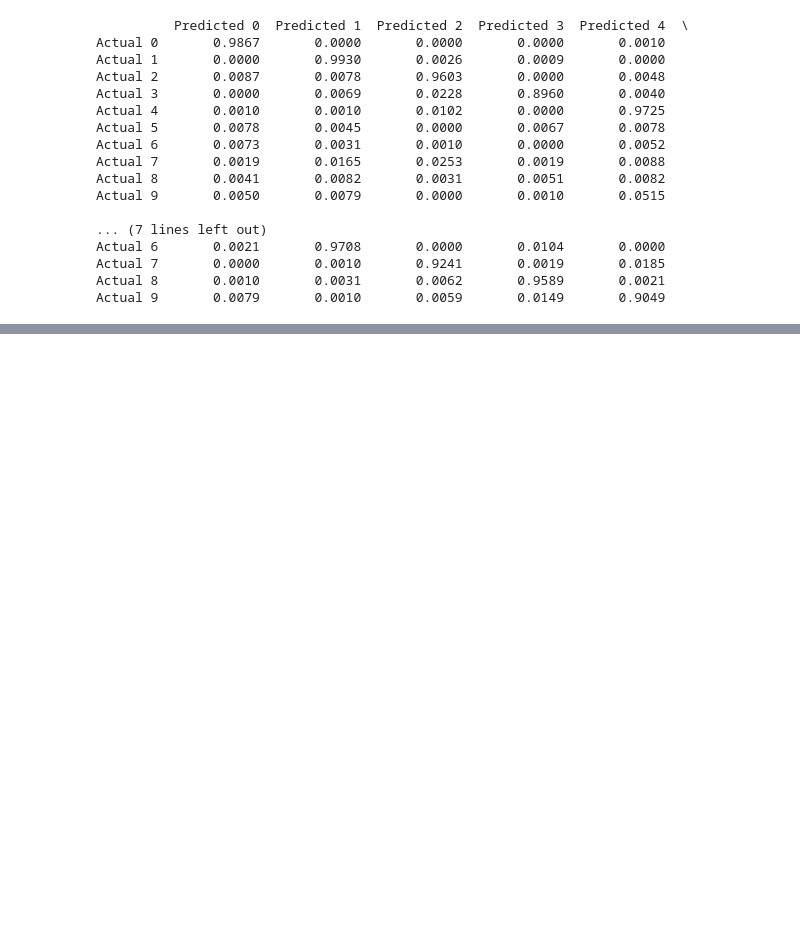
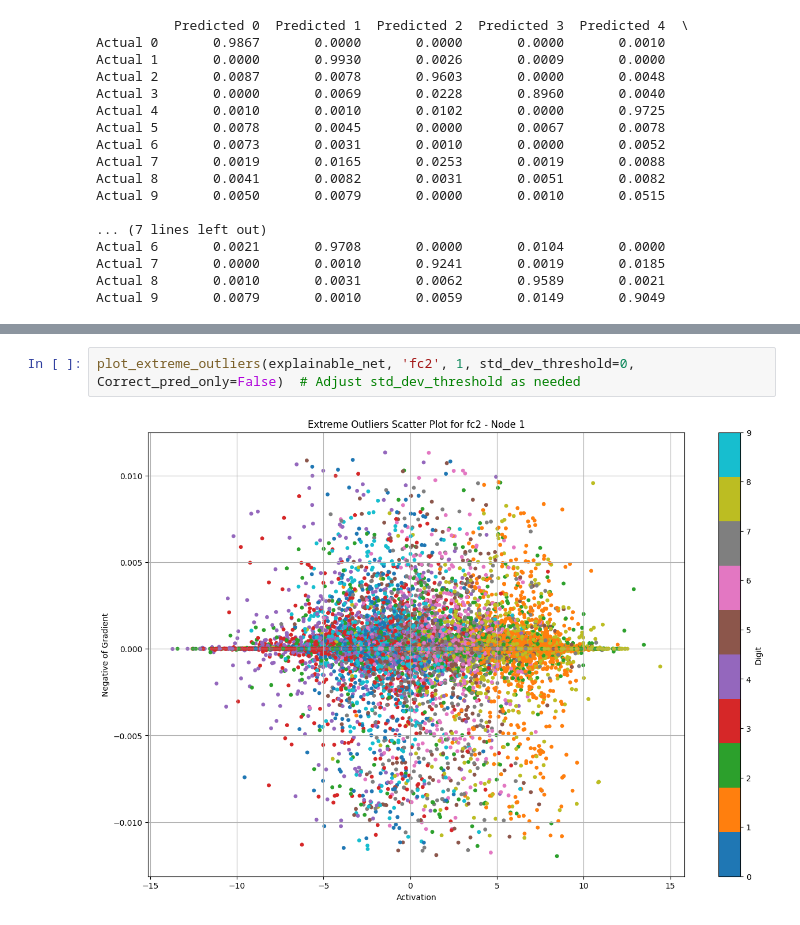
Before and after one commit to benrichards4376/Explanatory-Neural-Networks, a Jupyter notebook: MNIST_explained.ipynb, the cells around one changed output, grey strips where cells are left out. Saved outputs shown, nothing was run; the diff lists cells and outputs as text; blank space fills up the shorter version.

```diff
--- a/MNIST_explained.ipynb
+++ b/MNIST_explained.ipynb
@@ -901,0 +508,4 @@ plot_extreme_outliers(explainable_net, 'fc3', 3, std_dev_threshold=1, Correct_pr
+# %%
+plot_extreme_outliers(explainable_net, 'fc2', 1, std_dev_threshold=0, Correct_pred_only=False)  # Adjust std_dev_threshold as needed
+# %% [output]
+[figure, added]
```
Also changed, not shown: parts of 28 cells of this notebook.
